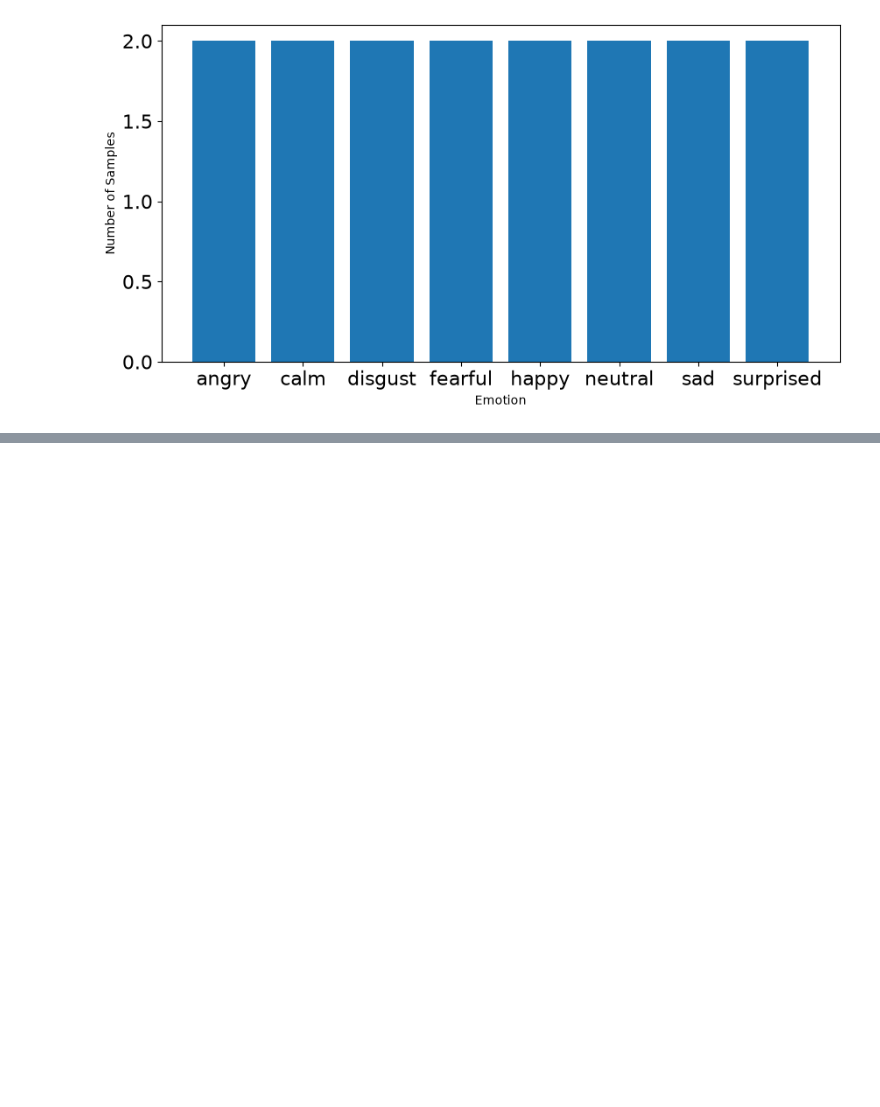
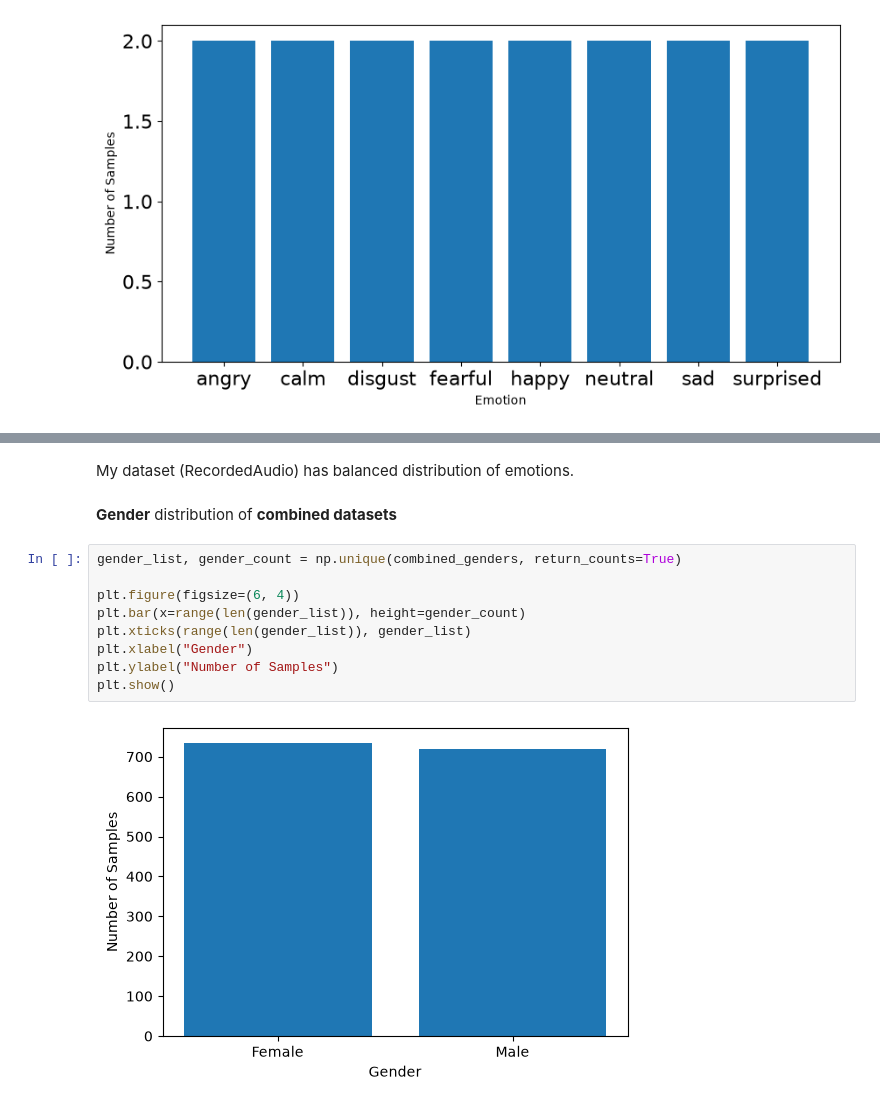
Before and after one commit to IAT-ExploringAI-2026/Week2-DataPreprocessing, a Jupyter notebook: Week 2.ipynb, the cells around one changed output, grey strips where cells are left out. Saved outputs shown, nothing was run; the diff lists cells and outputs as text; blank space fills up the shorter version.

```diff
--- a/Week 2.ipynb
+++ b/Week 2.ipynb
@@ -811,0 +918,15 @@ plt.show()
+# %% [markdown]
+My dataset (RecordedAudio) has balanced distribution of emotions.
+# %% [markdown]
+**Gender** distribution of **combined datasets**
+# %%
+gender_list, gender_count = np.unique(combined_genders, return_counts=True)
+
+plt.figure(figsize=(6, 4))
+plt.bar(x=range(len(gender_list)), height=gender_count)
+plt.xticks(range(len(gender_list)), gender_list)
+plt.xlabel("Gender")
+plt.ylabel("Number of Samples")
+plt.show()
+# %% [output]
+[figure, added]
```
Also changed, not shown: parts of 26 cells of this notebook.
